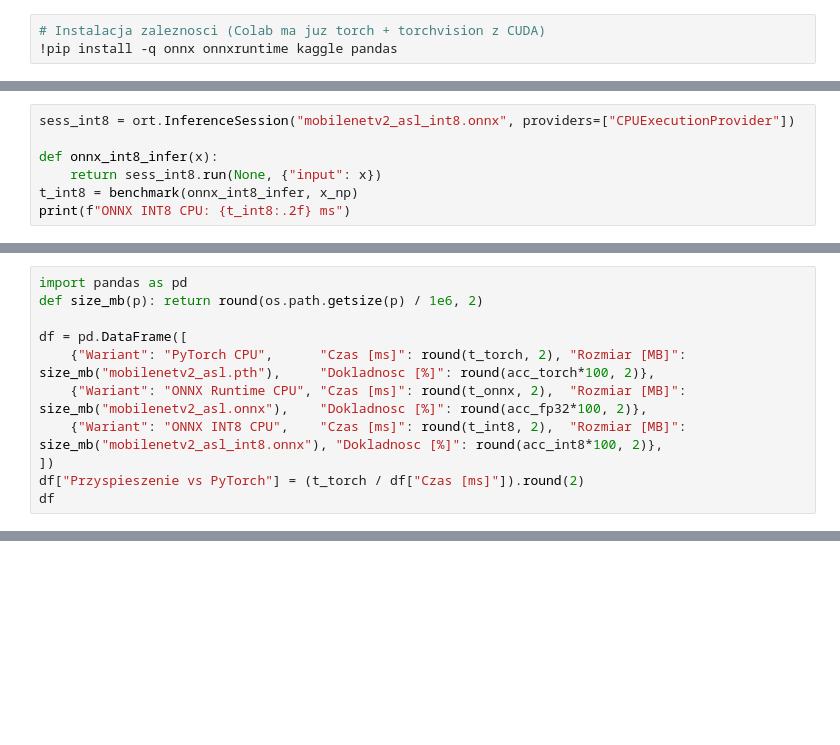
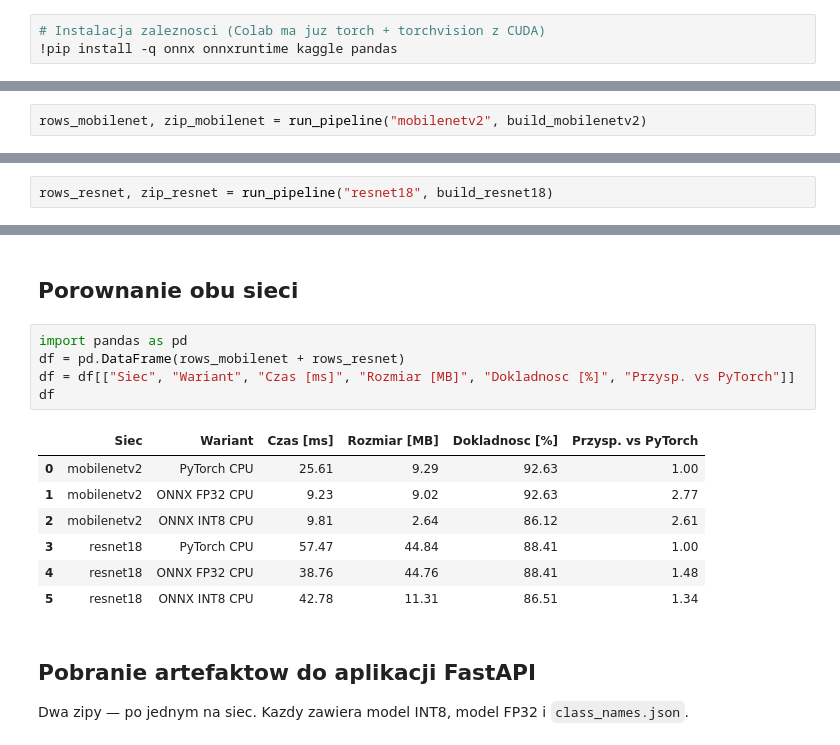
Before and after one commit to MikeCbl/ASL-Transfer-learning, a Jupyter notebook: asl_transfer_learning.ipynb, the cells around one changed output, grey strips where cells are left out. Saved outputs shown, nothing was run; the diff lists cells and outputs as text; blank space fills up the shorter version.

```diff
--- a/asl_transfer_learning.ipynb
+++ b/asl_transfer_learning.ipynb
@@ -249,7 +117,0 @@ print("Zapisano model INT8 (kwantyzacja statyczna).")
-# %%
-sess_int8 = ort.InferenceSession("mobilenetv2_asl_int8.onnx", providers=["CPUExecutionProvider"])
-
-def onnx_int8_infer(x):
-    return sess_int8.run(None, {"input": x})
-t_int8 = benchmark(onnx_int8_infer, x_np)
-print(f"ONNX INT8 CPU: {t_int8:.2f} ms")
@@ -270,11 +117,0 @@ print(f"Dokladnosc ONNX INT8: {acc_int8*100:.2f}%")
-# %%
-import pandas as pd
-def size_mb(p): return round(os.path.getsize(p) / 1e6, 2)
-
-df = pd.DataFrame([
-    {"Wariant": "PyTorch CPU",      "Czas [ms]": round(t_torch, 2), "Rozmiar [MB]": size_mb("mobilenetv2_asl.pth"),     "Dokladnosc [%]": round(acc_torch*100, 2)},
-    {"Wariant": "ONNX Runtime CPU", "Czas [ms]": round(t_onnx, 2),  "Rozmiar [MB]": size_mb("mobilenetv2_asl.onnx"),    "Dokladnosc [%]": round(acc_fp32*100, 2)},
-    {"Wariant": "ONNX INT8 CPU",    "Czas [ms]": round(t_int8, 2),  "Rozmiar [MB]": size_mb("mobilenetv2_asl_int8.onnx"), "Dokladnosc [%]": round(acc_int8*100, 2)},
-])
-df["Przyspieszenie vs PyTorch"] = (t_torch / df["Czas [ms]"]).round(2)
-df
@@ -284,0 +285,2 @@ Te trzy pliki przeniesiesz do projektu z backendem (aplikacja wczytuje **model I
+# %%
+rows_mobilenet, zip_mobilenet = run_pipeline("mobilenetv2", build_mobilenetv2)
@@ -284,0 +304,2 @@ Te trzy pliki przeniesiesz do projektu z backendem (aplikacja wczytuje **model I
+# %%
+rows_resnet, zip_resnet = run_pipeline("resnet18", build_resnet18)
@@ -285,2 +319,21 @@ Te trzy pliki przeniesiesz do projektu z backendem (aplikacja wczytuje **model I
+# %% [markdown]
+## Porownanie obu sieci
+# %%
+import pandas as pd
+df = pd.DataFrame(rows_mobilenet + rows_resnet)
+df = df[["Siec", "Wariant", "Czas [ms]", "Rozmiar [MB]", "Dokladnosc [%]", "Przysp. vs PyTorch"]]
+df
+# %% [output]
+|  | Siec | Wariant | Czas [ms] | Rozmiar [MB] | Dokladnosc [%] | Przysp. vs PyTorch |
+| 0 | mobilenetv2 | PyTorch CPU | 25.61 | 9.29 | 92.63 | 1.00 |
+| 1 | mobilenetv2 | ONNX FP32 CPU | 9.23 | 9.02 | 92.63 | 2.77 |
+| 2 | mobilenetv2 | ONNX INT8 CPU | 9.81 | 2.64 | 86.12 | 2.61 |
+| 3 | resnet18 | PyTorch CPU | 57.47 | 44.84 | 88.41 | 1.00 |
+| 4 | resnet18 | ONNX FP32 CPU | 38.76 | 44.76 | 88.41 | 1.48 |
+| 5 | resnet18 | ONNX INT8 CPU | 42.78 | 11.31 | 86.51 | 1.34 |
+# %% [markdown]
+## Pobranie artefaktow do aplikacji FastAPI
+
+Dwa zipy — po jednym na siec. Kazdy zawiera model INT8, model FP32 i `class_names.json`.
 # %%
 from google.colab import files
```
Also changed, not shown: parts of 33 cells of this notebook, 12 other files.
